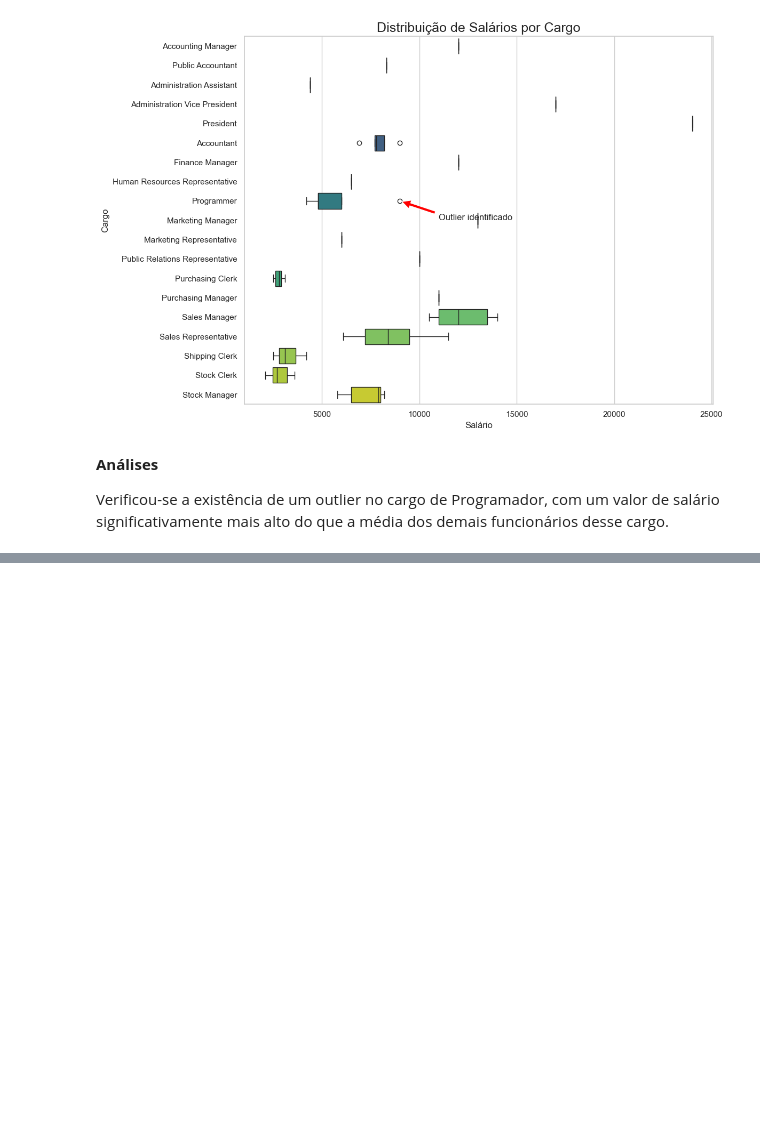
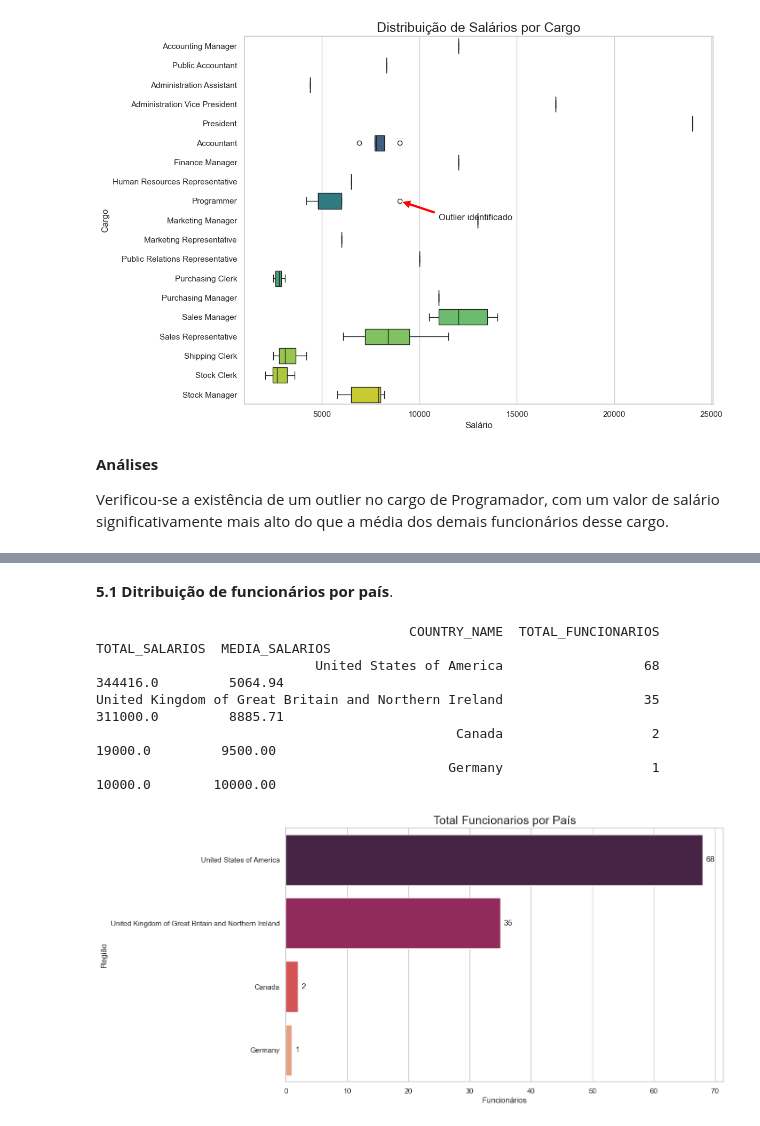
Before and after one commit to orlandovcj/SCTEC_Modulo_I_Projeto_Final, a Jupyter notebook: Projeto_Final_Orlando_Castro.ipynb, the cells around one changed output, grey strips where cells are left out. Drawn from its saved outputs; the diff is of its cells as text; code cells hidden in the pictures; blank space fills up the shorter version.

Commit message:
Iniciadas as análises por região
Adicionada a seção 5 contendo as análises relacionadas à distribuição de funcionários e salários por Região (com localização).

```diff
--- a/Projeto_Final_Orlando_Castro.ipynb
+++ b/Projeto_Final_Orlando_Castro.ipynb
@@ -551,0 +555,51 @@ Verificou-se a existência de um outlier no cargo de Programador, com um valor d
+# %% [markdown]
+**5.1 Ditribuição de funcionários por país**.
+# %%
+# Consulta SQL para calcular a total salarios por PAÍS
+total_funcionarios_pais = """
+SELECT
+    COUNTRY_NAME,
+    COUNT(EMPLOYEE_ID) AS TOTAL_FUNCIONARIOS,
+    ROUND((SUM(SALARY)),2) AS TOTAL_SALARIOS,
+    ROUND((AVG(SALARY)),2) AS MEDIA_SALARIOS,
+FROM FUNCIONARIOS
+GROUP BY COUNTRY_NAME
+ORDER BY TOTAL_FUNCIONARIOS DESC;
+"""
+
+# Executa a consulta e exibe o resultado
+resultado_paises = banco_dados.execute(total_funcionarios_pais).df()
+print(resultado_paises.to_string(index=False))
+
+# Configuração do estilo Seaborn
+sns.set_theme(style="whitegrid")
+
+# Configuração do gráfico
+plt.figure(figsize=(12, 7))
+
+# Criando o gráfico
+ax = sns.barplot(
+    data=resultado_paises,
+    x='TOTAL_FUNCIONARIOS',
+    y='COUNTRY_NAME',
+    hue='COUNTRY_NAME',
+    palette='rocket',
+    legend=False
+)
+
+# Adicionando os valores das médias salariais nas barras
+for container in ax.containers:
+    ax.bar_label(container, fmt='%.0f', padding=5)
+
+plt.title("Total Funcionarios por País", fontsize=18)
+plt.xlabel("Funcionários", fontsize=12)
+plt.ylabel("Região", fontsize=12)
+
+plt.show()
+# %% [output]
+                                        COUNTRY_NAME  TOTAL_FUNCIONARIOS  TOTAL_SALARIOS  MEDIA_SALARIOS
+                            United States of America                  68        344416.0         5064.94
+United Kingdom of Great Britain and Northern Ireland                  35        311000.0         8885.71
+                                              Canada                   2         19000.0         9500.00
+                                             Germany                   1         10000.0        10000.00
+[figure, added]
```
Also changed, not shown: parts of 9 cells of this notebook.
